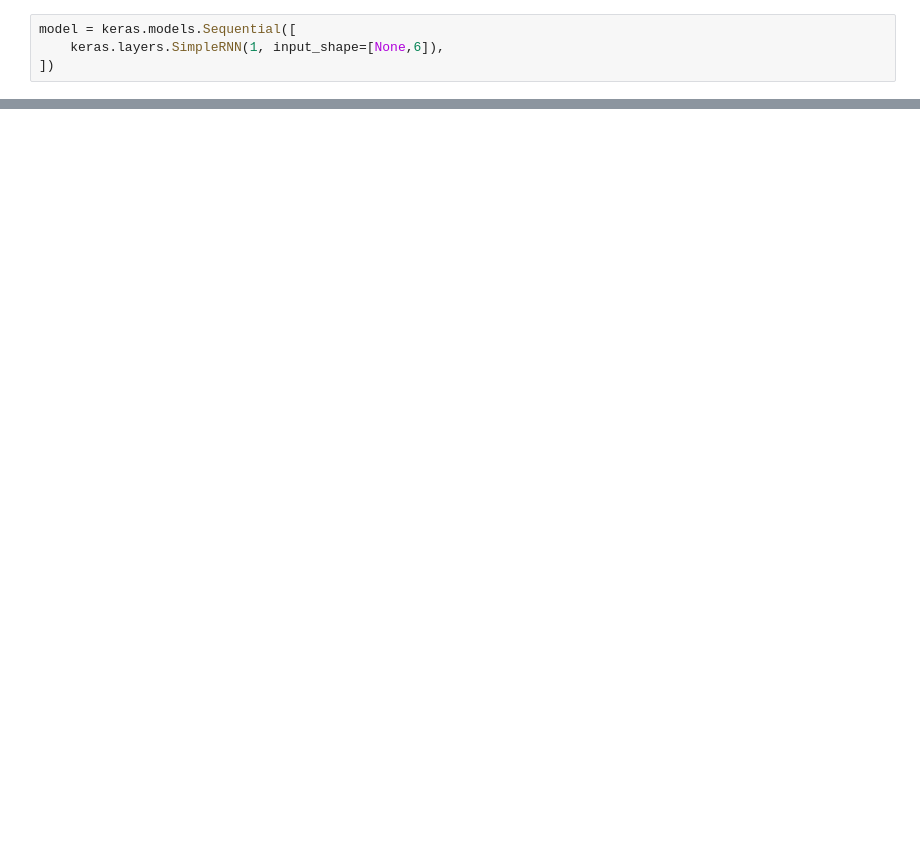
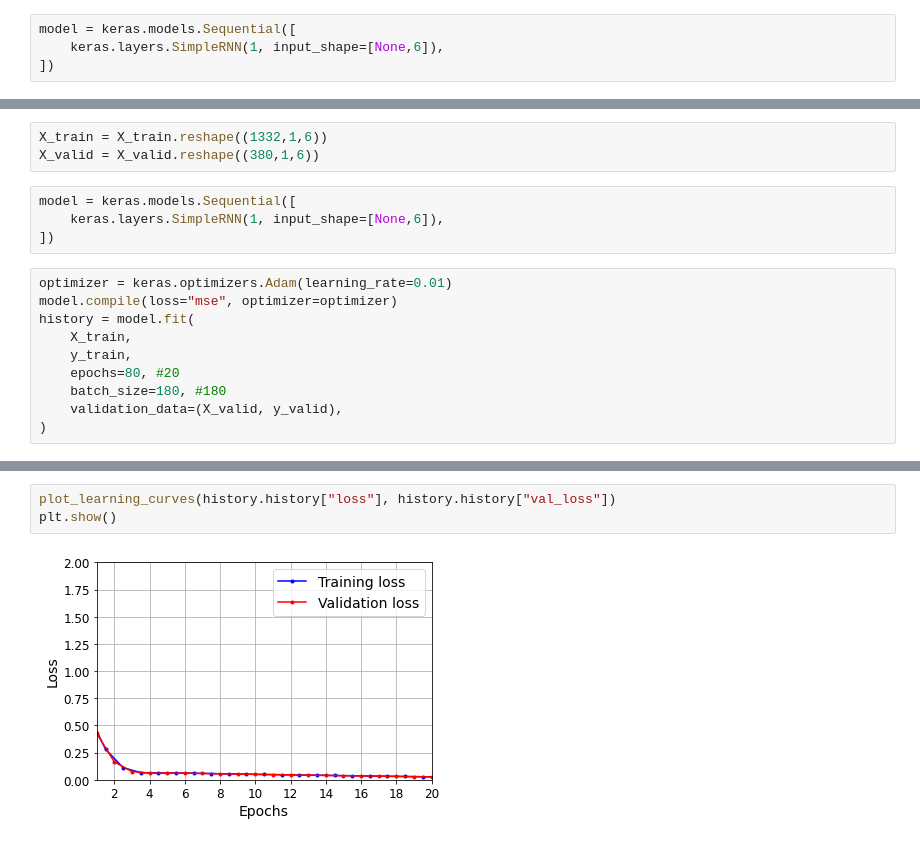
Before and after one commit to Gabrielamb2/MachineLearning, a Jupyter notebook: RNN_GDPcap_certo.ipynb, the cells around one changed output, grey strips where cells are left out. Saved outputs shown, nothing was run; the diff lists cells and outputs as text; blank space fills up the shorter version.

```diff
--- a/RNN_GDPcap_certo.ipynb
+++ b/RNN_GDPcap_certo.ipynb
@@ -596,0 +614,17 @@ plt.show()
+# %%
+X_train = X_train.reshape((1332,1,6))
+X_valid = X_valid.reshape((380,1,6))
+# %%
+model = keras.models.Sequential([
+    keras.layers.SimpleRNN(1, input_shape=[None,6]),
+])
+# %%
+optimizer = keras.optimizers.Adam(learning_rate=0.01)
+model.compile(loss="mse", optimizer=optimizer)
+history = model.fit(
+    X_train,
+    y_train,
+    epochs=80, #20
+    batch_size=180, #180
+    validation_data=(X_valid, y_valid),
+)
@@ -596,0 +665,5 @@ plt.show()
+# %%
+plot_learning_curves(history.history["loss"], history.history["val_loss"])
+plt.show()
+# %% [output]
+[figure, added]
```
Also changed, not shown: parts of 26 cells of this notebook.
